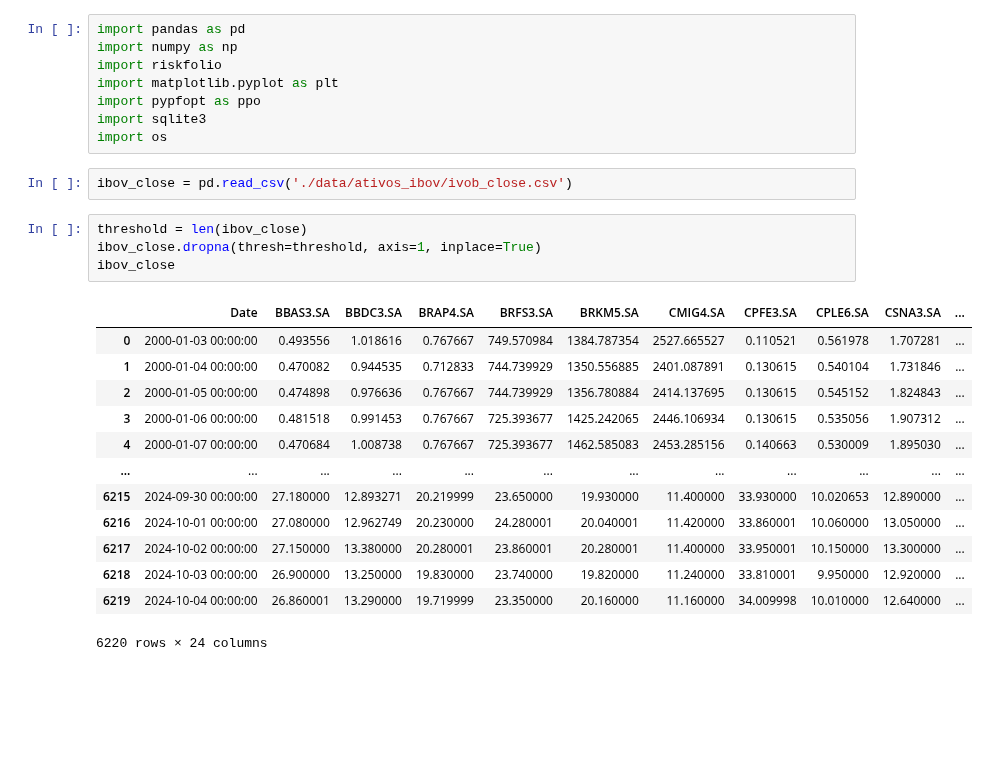
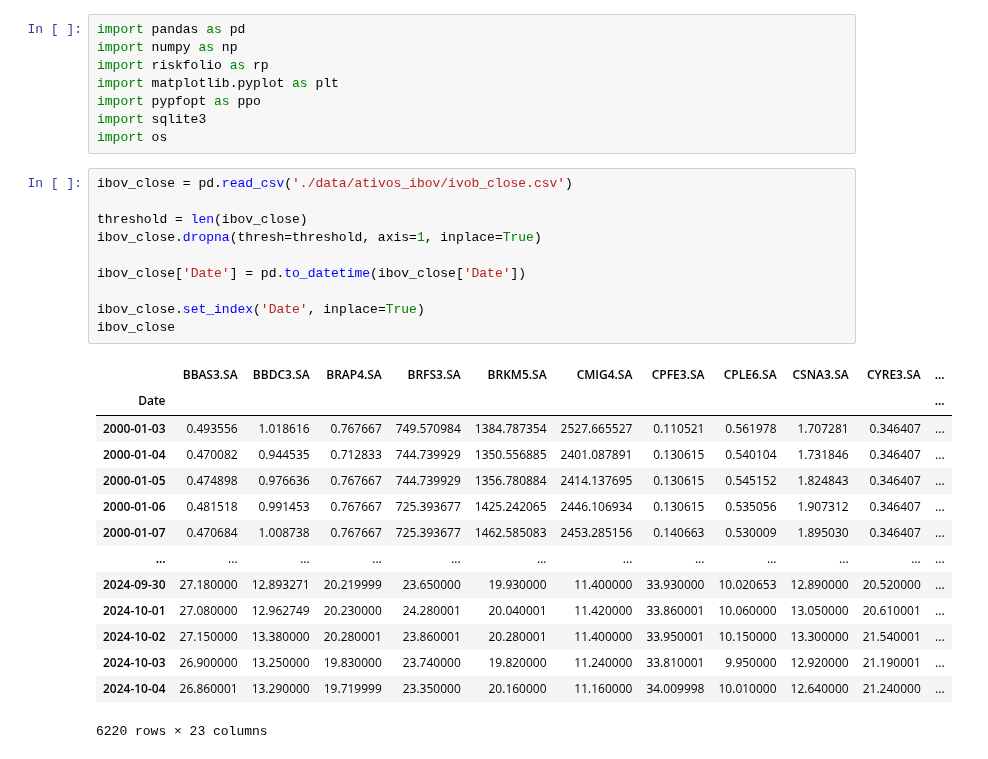
Before and after one commit to fea-dev-usp/quantamental-Dev_Wizards, a Jupyter notebook: rebalanceamentos_aleatorios.ipynb, the cells around one changed output. Cells and saved outputs as stored; diff of their text form; blank space fills up the shorter version.

```diff
--- a/rebalanceamentos_aleatorios.ipynb
+++ b/rebalanceamentos_aleatorios.ipynb
@@ -1,28 +1,33 @@
 # %%
 import pandas as pd
 import numpy as np
-import riskfolio
+import riskfolio as rp
 import matplotlib.pyplot as plt
 import pypfopt as ppo
 import sqlite3
 import os
-# %%
-ibov_close = pd.read_csv('./data/ativos_ibov/ivob_close.csv')
 # %%
+ibov_close = pd.read_csv('./data/ativos_ibov/ivob_close.csv')
+
 threshold = len(ibov_close)
 ibov_close.dropna(thresh=threshold, axis=1, inplace=True)
+
+ibov_close['Date'] = pd.to_datetime(ibov_close['Date'])
+
+ibov_close.set_index('Date', inplace=True)
 ibov_close
 # %% [output]
-|  | Date | BBAS3.SA | BBDC3.SA | BRAP4.SA | BRFS3.SA | BRKM5.SA | CMIG4.SA | CPFE3.SA | CPLE6.SA | CSNA3.SA | ... |
-| 0 | 2000-01-03 00:00:00 | 0.493556 | 1.018616 | 0.767667 | 749.570984 | 1384.787354 | 2527.665527 | 0.110521 | 0.561978 | 1.707281 | ... |
-| 1 | 2000-01-04 00:00:00 | 0.470082 | 0.944535 | 0.712833 | 744.739929 | 1350.556885 | 2401.087891 | 0.130615 | 0.540104 | 1.731846 | ... |
-| 2 | 2000-01-05 00:00:00 | 0.474898 | 0.976636 | 0.767667 | 744.739929 | 1356.780884 | 2414.137695 | 0.130615 | 0.545152 | 1.824843 | ... |
-| 3 | 2000-01-06 00:00:00 | 0.481518 | 0.991453 | 0.767667 | 725.393677 | 1425.242065 | 2446.106934 | 0.130615 | 0.535056 | 1.907312 | ... |
-| 4 | 2000-01-07 00:00:00 | 0.470684 | 1.008738 | 0.767667 | 725.393677 | 1462.585083 | 2453.285156 | 0.140663 | 0.530009 | 1.895030 | ... |
+|  | BBAS3.SA | BBDC3.SA | BRAP4.SA | BRFS3.SA | BRKM5.SA | CMIG4.SA | CPFE3.SA | CPLE6.SA | CSNA3.SA | CYRE3.SA | ... |
+| Date |  |  |  |  |  |  |  |  |  |  | ... |
+| 2000-01-03 | 0.493556 | 1.018616 | 0.767667 | 749.570984 | 1384.787354 | 2527.665527 | 0.110521 | 0.561978 | 1.707281 | 0.346407 | ... |
+| 2000-01-04 | 0.470082 | 0.944535 | 0.712833 | 744.739929 | 1350.556885 | 2401.087891 | 0.130615 | 0.540104 | 1.731846 | 0.346407 | ... |
+| 2000-01-05 | 0.474898 | 0.976636 | 0.767667 | 744.739929 | 1356.780884 | 2414.137695 | 0.130615 | 0.545152 | 1.824843 | 0.346407 | ... |
+| 2000-01-06 | 0.481518 | 0.991453 | 0.767667 | 725.393677 | 1425.242065 | 2446.106934 | 0.130615 | 0.535056 | 1.907312 | 0.346407 | ... |
+| 2000-01-07 | 0.470684 | 1.008738 | 0.767667 | 725.393677 | 1462.585083 | 2453.285156 | 0.140663 | 0.530009 | 1.895030 | 0.346407 | ... |
 | ... | ... | ... | ... | ... | ... | ... | ... | ... | ... | ... | ... |
-| 6215 | 2024-09-30 00:00:00 | 27.180000 | 12.893271 | 20.219999 | 23.650000 | 19.930000 | 11.400000 | 33.930000 | 10.020653 | 12.890000 | ... |
-| 6216 | 2024-10-01 00:00:00 | 27.080000 | 12.962749 | 20.230000 | 24.280001 | 20.040001 | 11.420000 | 33.860001 | 10.060000 | 13.050000 | ... |
-| 6217 | 2024-10-02 00:00:00 | 27.150000 | 13.380000 | 20.280001 | 23.860001 | 20.280001 | 11.400000 | 33.950001 | 10.150000 | 13.300000 | ... |
-| 6218 | 2024-10-03 00:00:00 | 26.900000 | 13.250000 | 19.830000 | 23.740000 | 19.820000 | 11.240000 | 33.810001 | 9.950000 | 12.920000 | ... |
-| 6219 | 2024-10-04 00:00:00 | 26.860001 | 13.290000 | 19.719999 | 23.350000 | 20.160000 | 11.160000 | 34.009998 | 10.010000 | 12.640000 | ... |
+| 2024-09-30 | 27.180000 | 12.893271 | 20.219999 | 23.650000 | 19.930000 | 11.400000 | 33.930000 | 10.020653 | 12.890000 | 20.520000 | ... |
+| 2024-10-01 | 27.080000 | 12.962749 | 20.230000 | 24.280001 | 20.040001 | 11.420000 | 33.860001 | 10.060000 | 13.050000 | 20.610001 | ... |
+| 2024-10-02 | 27.150000 | 13.380000 | 20.280001 | 23.860001 | 20.280001 | 11.400000 | 33.950001 | 10.150000 | 13.300000 | 21.540001 | ... |
+| 2024-10-03 | 26.900000 | 13.250000 | 19.830000 | 23.740000 | 19.820000 | 11.240000 | 33.810001 | 9.950000 | 12.920000 | 21.190001 | ... |
+| 2024-10-04 | 26.860001 | 13.290000 | 19.719999 | 23.350000 | 20.160000 | 11.160000 | 34.009998 | 10.010000 | 12.640000 | 21.240000 | ... |
-6220 rows × 24 columns
+6220 rows × 23 columns
```
Also changed, not shown: parts of 4 cells of this notebook, 1 other file.
